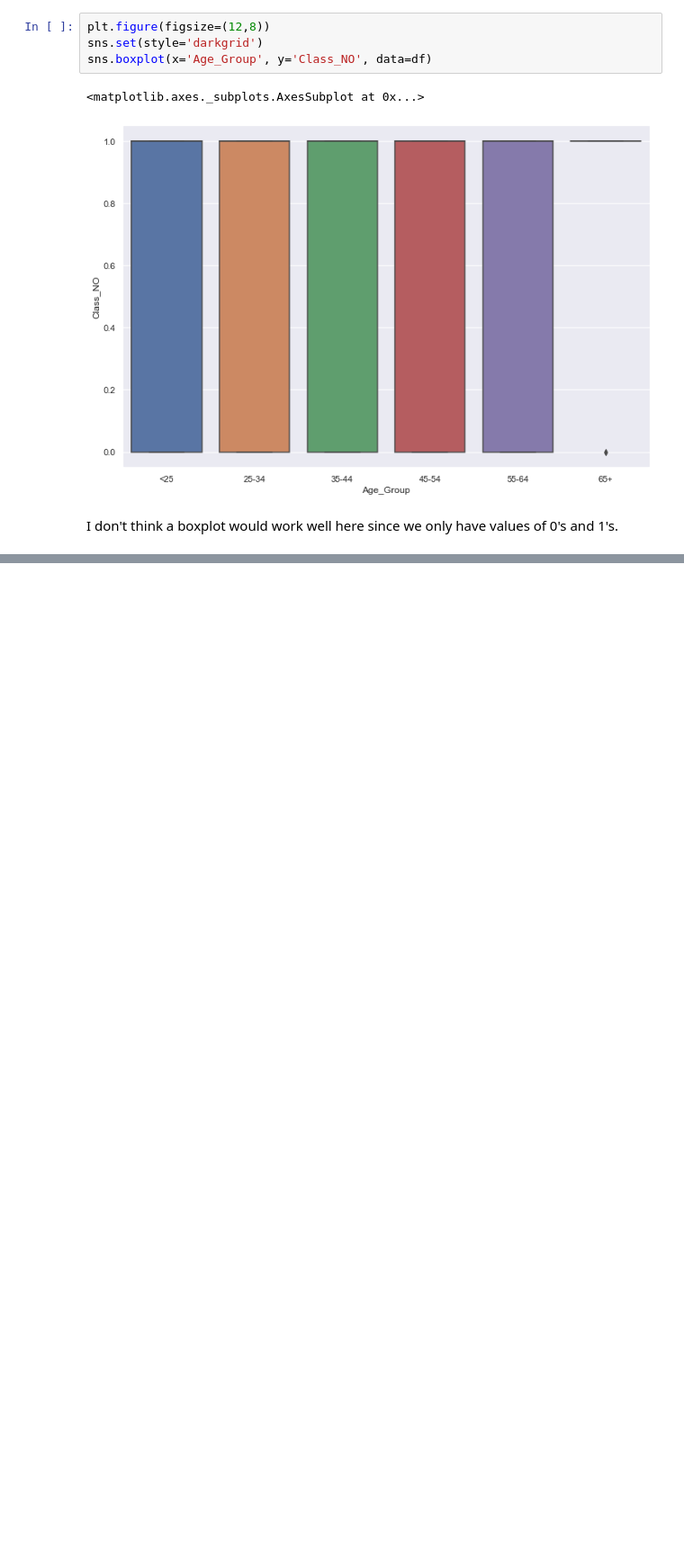
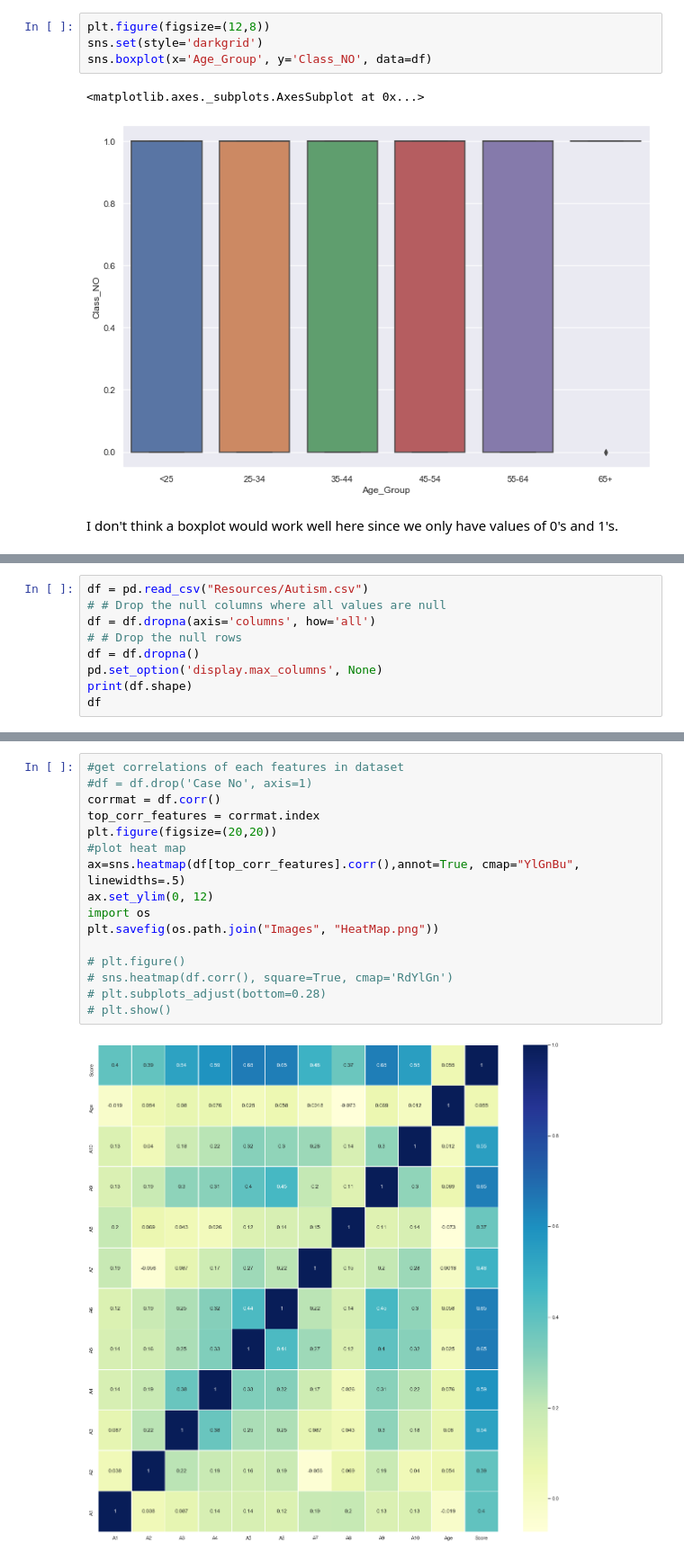
Before and after one commit to VallieTracy/autism-detection-machine-learning, a Jupyter notebook: Stats.ipynb, the cells around one changed output, grey strips where cells are left out. Shown at 90% size. Cells and saved outputs as stored; diff of their text form; blank space fills up the shorter version.

```diff
--- a/Stats.ipynb
+++ b/Stats.ipynb
@@ -209,0 +259,9 @@ ValueError: Could not interpret input 'Jaundice_no'
+# %%
+df = pd.read_csv("Resources/Autism.csv")
+# # Drop the null columns where all values are null
+df = df.dropna(axis='columns', how='all')
+# # Drop the null rows
+df = df.dropna()
+pd.set_option('display.max_columns', None)
+print(df.shape)
+df
@@ -209,0 +331,18 @@ ValueError: Could not interpret input 'Jaundice_no'
+# %%
+#get correlations of each features in dataset
+#df = df.drop('Case No', axis=1)
+corrmat = df.corr()
+top_corr_features = corrmat.index
+plt.figure(figsize=(20,20))
+#plot heat map
+ax=sns.heatmap(df[top_corr_features].corr(),annot=True, cmap="YlGnBu", linewidths=.5)
+ax.set_ylim(0, 12)
+import os
+plt.savefig(os.path.join("Images", "HeatMap.png"))
+
+# plt.figure()
+# sns.heatmap(df.corr(), square=True, cmap='RdYlGn')
+# plt.subplots_adjust(bottom=0.28)
+# plt.show()
+# %% [output]
+[figure, added]
```
Also changed, not shown: parts of 14 cells of this notebook, 4 other files.
